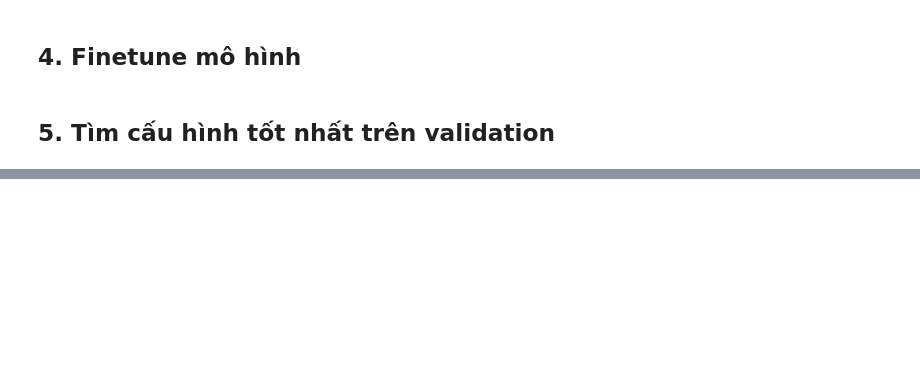
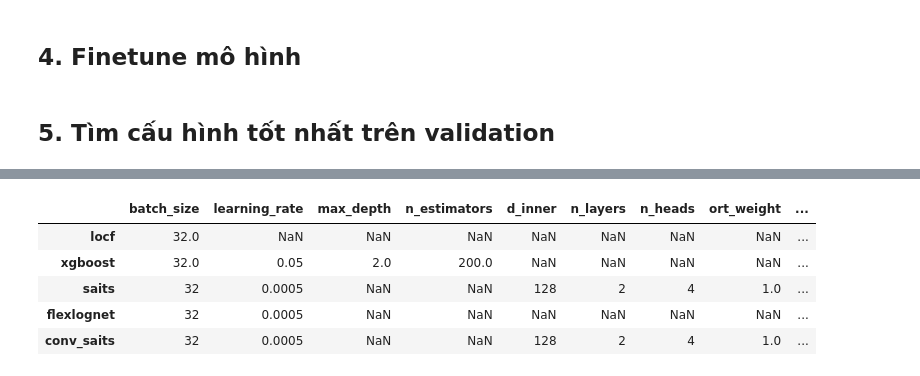
Before and after one commit to tranminhduc9/well-log-imputation, a Jupyter notebook: notebook/finetune_hyper.ipynb, the cells around one changed output, grey strips where cells are left out. Saved outputs shown, nothing was run; the diff lists cells and outputs as text; code cells hidden in the pictures; blank space fills up the shorter version.

```diff
--- a/notebook/finetune_hyper.ipynb
+++ b/notebook/finetune_hyper.ipynb
@@ -26,10 +30,10 @@ from IPython.display import FileLink, display
 from sklearn.model_selection import ParameterGrid
 # %%
 PROJECT_ROOT = Path('/kaggle/working/well-log-imputation')
-DATA_ROOT = Path('/kaggle/input/datasets/minhduc0912/geolink-dataset')
+DATA_ROOT = Path('/kaggle/input/datasets/ductranminh9/geo-link')
 OUTPUT_BASE = Path('/kaggle/working/well-log-tuning')
 DEVICE = 'cuda'
-SEEDS = (129, 219, 309)
+SEEDS = (129,)
 BATCH_SIZE = 32
 NEURAL_EPOCHS = 100
 NEURAL_PATIENCE = 10
@@ -53,10 +57,6 @@ SEARCH_SPACES = {
         'max_depth': [2, 3, 4, 5, 6],
         'learning_rate': [0.01, 0.03, 0.05, 0.1],
         'n_estimators': list(range(100, 1001, 100)),
-    },
-    'brits': {
-        'hidden_size': [64, 128, 256],
-        'learning_rate': [5e-4, 1e-3],
     },
     'saits': {
         'd_model': [64, 128, 256],
@@ -76,12 +76,6 @@ SEARCH_SPACES = {
 FIXED_SETTINGS = {
     'locf': {'batch_size': BATCH_SIZE},
     'xgboost': {'batch_size': BATCH_SIZE},
-    'brits': {
-        'batch_size': BATCH_SIZE, 'consistency_weight': 0.1, 'weight_decay': 1e-5,
-        'validation_batch_size': 256,
-        'mit_weight': 1.0, 'mit_reduction': 'segment', 'masking_strategy': 'mixed',
-        'gradient_clip': 1.0, 'validation_metric': 'rmse', 'min_delta': 0.0,
-    },
     'saits': {
         'batch_size': BATCH_SIZE, 'd_inner': 128, 'n_layers': 2, 'n_heads': 4,
         'ort_weight': 1.0, 'mit_weight': 1.0, 'mit_reduction': 'segment', 'min_delta': 0.0,
@@ -111,5 +105,8 @@ save_json(OUTPUT_DIR / 'search_protocol.json', {
     'seeds': SEEDS, 'epochs': NEURAL_EPOCHS, 'patience': NEURAL_PATIENCE,
     'data_root': str(DATA_ROOT), 'device': DEVICE, 'batch_size': BATCH_SIZE,
     'evaluate_test': False,
+    'trial_index': '1-based order from sklearn.model_selection.ParameterGrid per model',
+    'top_k': 3,
+    'curve_monitor': {'xgboost': 'Block-20 per log', 'neural': 'mean across four scenarios'},
     'selection': 'Mean validation RMSE across scenarios and seeds',
 })
@@ -118,7 +121,7 @@ save_json(OUTPUT_DIR / 'search_protocol.json', {
 # %%
 TRAINING_ARGS = dict(
     data_root=str(DATA_ROOT), seeds=SEEDS, device=DEVICE, evaluate_test=False,
-    brits_epochs=NEURAL_EPOCHS, brits_patience=NEURAL_PATIENCE,
+    # brits_epochs=NEURAL_EPOCHS, brits_patience=NEURAL_PATIENCE,
     saits_epochs=NEURAL_EPOCHS, saits_patience=NEURAL_PATIENCE,
     flexlognet_epochs=NEURAL_EPOCHS, flexlognet_patience=NEURAL_PATIENCE,
     conv_saits_epochs=NEURAL_EPOCHS, conv_saits_patience=NEURAL_PATIENCE,
@@ -168,0 +141,64 @@ display(pd.DataFrame(best_settings).T)
+# %%
+def export_top_curves(top_trials):
+    frames = []
+    for name, entries in top_trials.items():
+        for rank, (score, trial, settings, history) in enumerate(entries, 1):
+            points = history.reindex(columns=['seed', 'epoch', 'iteration', 'log', 'validation_rmse'])
+            frame = pd.DataFrame({
+                'model': name, 'rank': rank, 'trial': trial, 'seed': points['seed'],
+                'step_type': 'iteration' if name == 'xgboost' else 'epoch',
+                'step': points['epoch'].fillna(points['iteration']).astype('Int64'),
+                'log': points['log'], 'validation_rmse': points['validation_rmse'],
+                'validation_rmse_mean': np.nan, 'settings': '',
+            })
+            first = frame.index[0]
+            frame.at[first, 'validation_rmse_mean'] = score
+            frame.at[first, 'settings'] = json.dumps(settings, separators=(',', ':'), sort_keys=True)
+            frames.append(frame)
+    pd.concat(frames, ignore_index=True).to_csv(
+        OUTPUT_DIR / 'top3_validation_rmse.csv', index=False, float_format='%.6f',
+    )
+
+
+trial_rows = []
+top_trials = {}
+best_settings = {'locf': FIXED_SETTINGS['locf'].copy()}
+
+for name, grid in GRIDS.items():
+    top = top_trials[name] = []
+    for trial, parameters in enumerate(grid, 1):
+        settings = {name: {**FIXED_SETTINGS[name], **parameters}}
+        args = Namespace(
+            **TRAINING_ARGS, models=(name,), output_dir=str(OUTPUT_DIR),
+            xgb_estimators=parameters.get('n_estimators', 300),
+        )
+        print(f'{name}: {trial}/{len(grid)} | {parameters}', flush=True)
+        trial_metrics, history = run_experiment(
+            args, PROJECT_ROOT, settings, save_outputs=False, return_history=True,
+        )
+        score, score_std = validation_score(trial_metrics, name)
+        if history.empty:
+            raise ValueError(f'Missing training history for {name} trial {trial}.')
+        row = {'model': name, 'trial': trial, 'validation_rmse_mean': score}
+        if len(SEEDS) > 1:
+            row['validation_rmse_std'] = score_std
+        trial_rows.append(row)
+        pd.DataFrame(trial_rows).to_csv(
+            OUTPUT_DIR / 'search_trials.csv', index=False, float_format='%.6f',
+        )
+
+        if len(top) < 3 or (score, trial) < top[-1][:2]:
+            top.append((score, trial, settings[name], history))
+            top.sort(key=lambda entry: entry[:2])
+            del top[3:]
+            export_top_curves(top_trials)
+
+    best_score, _, best_settings[name], _ = top[0]
+    save_json(OUTPUT_DIR / 'best_model_settings.json', best_settings)
+    print(f'{name}: best validation RMSE = {best_score:.6f}')
+
+trials = pd.DataFrame(trial_rows)
+best_trials = trials.sort_values('validation_rmse_mean', kind='stable').drop_duplicates('model')
+display(best_trials.dropna(axis='columns', how='all'))
+display(pd.DataFrame(best_settings).T)
+# %% [output]
@@ -168,0 +210,6 @@ display(pd.DataFrame(best_settings).T)
+|  | batch_size | learning_rate | max_depth | n_estimators | d_inner | n_layers | n_heads | ort_weight | ... |
+| locf | 32.0 | NaN | NaN | NaN | NaN | NaN | NaN | NaN | ... |
+| xgboost | 32.0 | 0.05 | 2.0 | 200.0 | NaN | NaN | NaN | NaN | ... |
+| saits | 32 | 0.0005 | NaN | NaN | 128 | 2 | 4 | 1.0 | ... |
+| flexlognet | 32 | 0.0005 | NaN | NaN | NaN | NaN | NaN | NaN | ... |
+| conv_saits | 32 | 0.0005 | NaN | NaN | 128 | 2 | 4 | 1.0 | ... |
```
Also changed, not shown: parts of 7 cells of this notebook, 14 other files.
